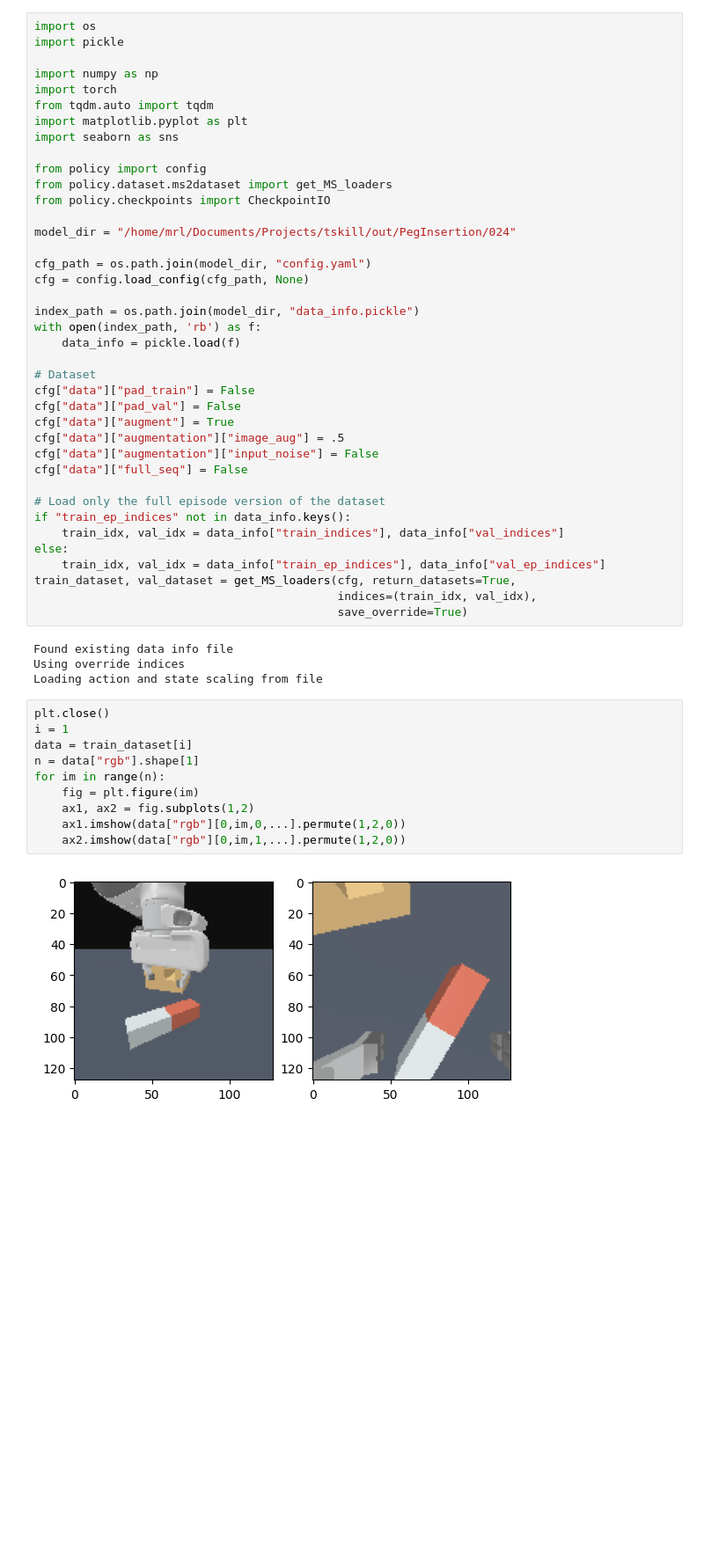
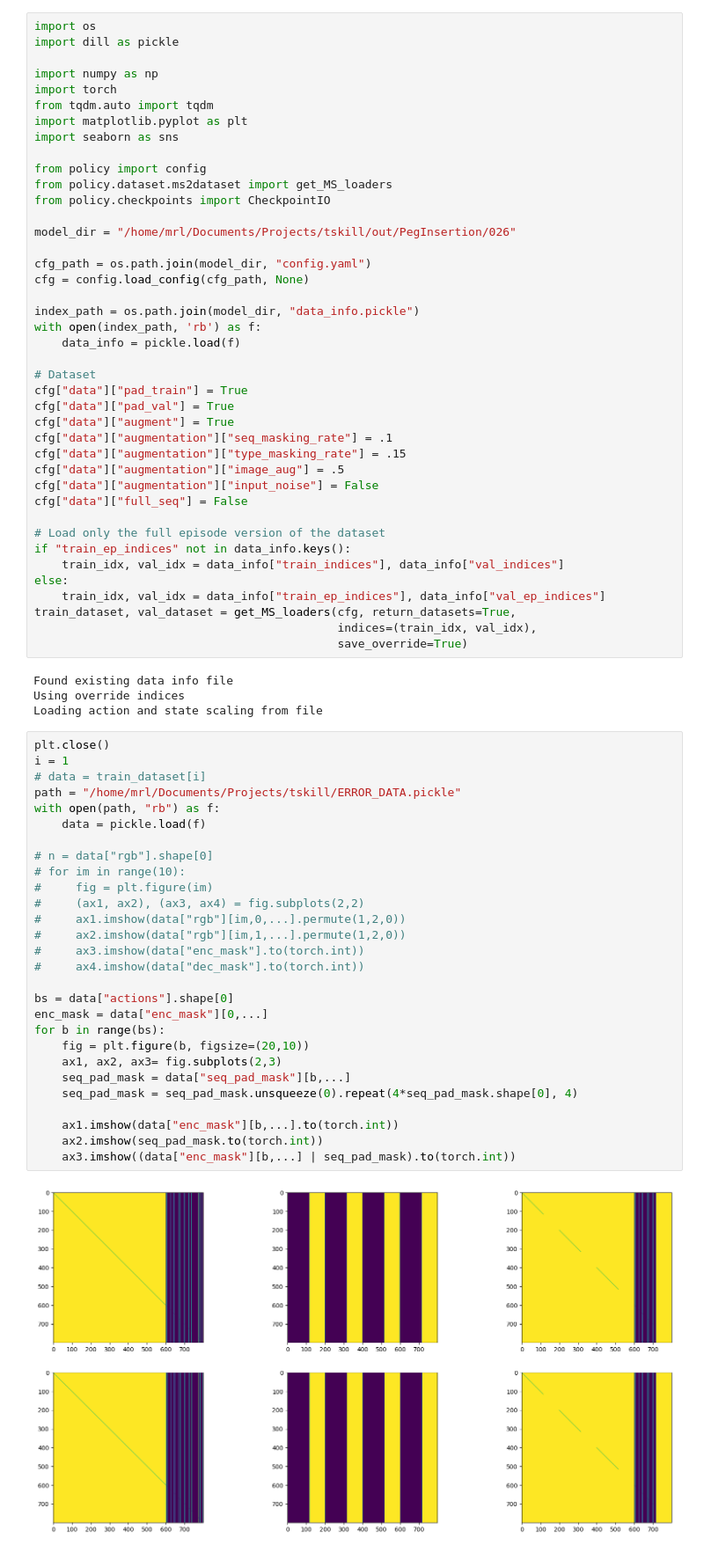
Before and after one commit to apalleiko/tskill, a Jupyter notebook: visualize_images.ipynb, the cells around one changed output. Shown at 88% size. Saved outputs shown, nothing was run; the diff lists cells and outputs as text; blank space fills up the shorter version.

```diff
--- a/visualize_images.ipynb
+++ b/visualize_images.ipynb
@@ -1,6 +1,6 @@
 # %%
 import os
-import pickle
+import dill as pickle
 
 import numpy as np
 import torch
@@ -12,7 +12,7 @@ from policy import config
 from policy.dataset.ms2dataset import get_MS_loaders
 from policy.checkpoints import CheckpointIO
 
-model_dir = "/home/mrl/Documents/Projects/tskill/out/PegInsertion/024"
+model_dir = "/home/mrl/Documents/Projects/tskill/out/PegInsertion/026"
 
 cfg_path = os.path.join(model_dir, "config.yaml")
 cfg = config.load_config(cfg_path, None)
@@ -22,9 +22,11 @@ with open(index_path, 'rb') as f:
     data_info = pickle.load(f)
 
 # Dataset
-cfg["data"]["pad_train"] = False
-cfg["data"]["pad_val"] = False
+cfg["data"]["pad_train"] = True
+cfg["data"]["pad_val"] = True
 cfg["data"]["augment"] = True
+cfg["data"]["augmentation"]["seq_masking_rate"] = .1
+cfg["data"]["augmentation"]["type_masking_rate"] = .15
 cfg["data"]["augmentation"]["image_aug"] = .5
 cfg["data"]["augmentation"]["input_noise"] = False
 cfg["data"]["full_seq"] = False
@@ -44,12 +46,30 @@ Loading action and state scaling from file
 # %%
 plt.close()
 i = 1
-data = train_dataset[i]
-n = data["rgb"].shape[1]
-for im in range(n):
-    fig = plt.figure(im)
-    ax1, ax2 = fig.subplots(1,2)
-    ax1.imshow(data["rgb"][0,im,0,...].permute(1,2,0))
-    ax2.imshow(data["rgb"][0,im,1,...].permute(1,2,0))
+# data = train_dataset[i]
+path = "/home/mrl/Documents/Projects/tskill/ERROR_DATA.pickle"
+with open(path, "rb") as f:
+    data = pickle.load(f)
+
+# n = data["rgb"].shape[0]
+# for im in range(10):
+#     fig = plt.figure(im)
+#     (ax1, ax2), (ax3, ax4) = fig.subplots(2,2)
+#     ax1.imshow(data["rgb"][im,0,...].permute(1,2,0))
+#     ax2.imshow(data["rgb"][im,1,...].permute(1,2,0))
+#     ax3.imshow(data["enc_mask"].to(torch.int))
+#     ax4.imshow(data["dec_mask"].to(torch.int))
+
+bs = data["actions"].shape[0]
+enc_mask = data["enc_mask"][0,...]
+for b in range(bs):
+    fig = plt.figure(b, figsize=(20,10))
+    ax1, ax2, ax3= fig.subplots(2,3)
+    seq_pad_mask = data["seq_pad_mask"][b,...]
+    seq_pad_mask = seq_pad_mask.unsqueeze(0).repeat(4*seq_pad_mask.shape[0], 4)
+
+    ax1.imshow(data["enc_mask"][b,...].to(torch.int))
+    ax2.imshow(seq_pad_mask.to(torch.int))
+    ax3.imshow((data["enc_mask"][b,...] | seq_pad_mask).to(torch.int))
 # %% [output]
-[figure, old version]
+[figure, new version]
```
Also changed, not shown: parts of 2 cells of this notebook, 6 other files.
